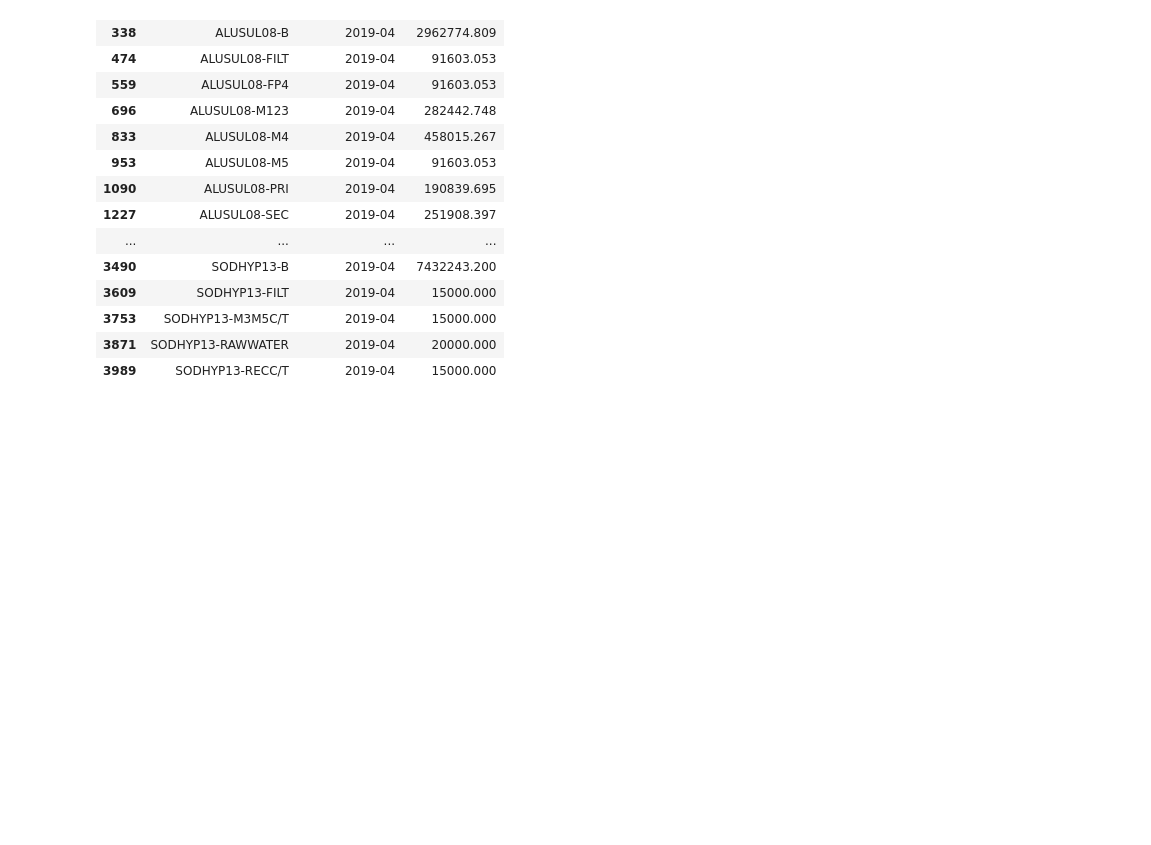
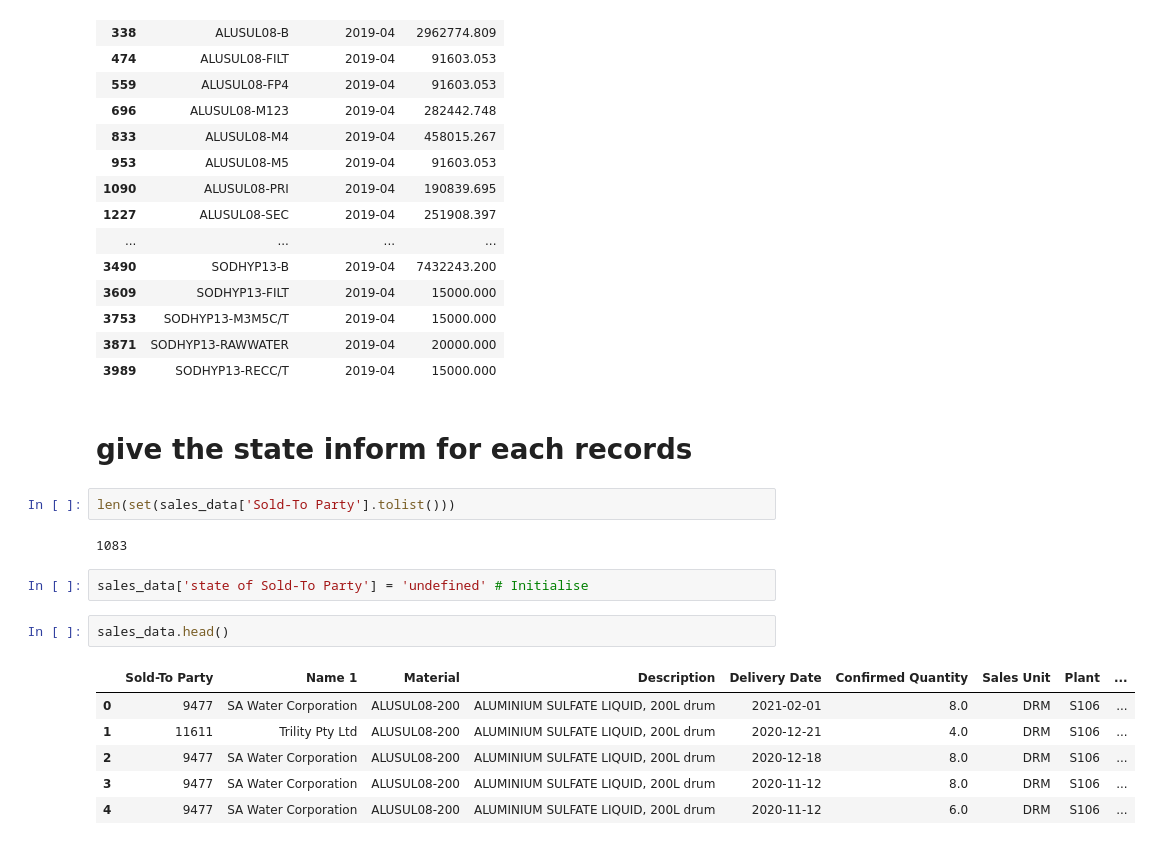
Before and after one commit to yahaod/DS-Project-Group-19, a Jupyter notebook: preprocessing.ipynb, the cells around one changed output. Saved outputs shown, nothing was run; the diff lists cells and outputs as text; blank space fills up the shorter version.

```diff
--- a/preprocessing.ipynb
+++ b/preprocessing.ipynb
@@ -128,3 +131,20 @@ grouped_sales_data[grouped_sales_data['Delivery Date'] == '2019-04']
 | 3753 | SODHYP13-M3M5C/T | 2019-04 | 15000.000 |
 | 3871 | SODHYP13-RAWWATER | 2019-04 | 20000.000 |
 | 3989 | SODHYP13-RECC/T | 2019-04 | 15000.000 |
+# %% [markdown]
+# give the state inform for each records
+# %%
+len(set(sales_data['Sold-To Party'].tolist()))
+# %% [output]
+1083
+# %%
+sales_data['state of Sold-To Party'] = 'undefined' # Initialise
+# %%
+sales_data.head()
+# %% [output]
+|  | Sold-To Party | Name 1 | Material | Description | Delivery Date | Confirmed Quantity | Sales Unit | Plant | ... |
+| 0 | 9477 | SA Water Corporation | ALUSUL08-200 | ALUMINIUM SULFATE LIQUID, 200L drum | 2021-02-01 | 8.0 | DRM | S106 | ... |
+| 1 | 11611 | Trility Pty Ltd | ALUSUL08-200 | ALUMINIUM SULFATE LIQUID, 200L drum | 2020-12-21 | 4.0 | DRM | S106 | ... |
+| 2 | 9477 | SA Water Corporation | ALUSUL08-200 | ALUMINIUM SULFATE LIQUID, 200L drum | 2020-12-18 | 8.0 | DRM | S106 | ... |
+| 3 | 9477 | SA Water Corporation | ALUSUL08-200 | ALUMINIUM SULFATE LIQUID, 200L drum | 2020-11-12 | 8.0 | DRM | S106 | ... |
+| 4 | 9477 | SA Water Corporation | ALUSUL08-200 | ALUMINIUM SULFATE LIQUID, 200L drum | 2020-11-12 | 6.0 | DRM | S106 | ... |
```
Also changed, not shown: parts of 10 cells of this notebook, 9 other files.
